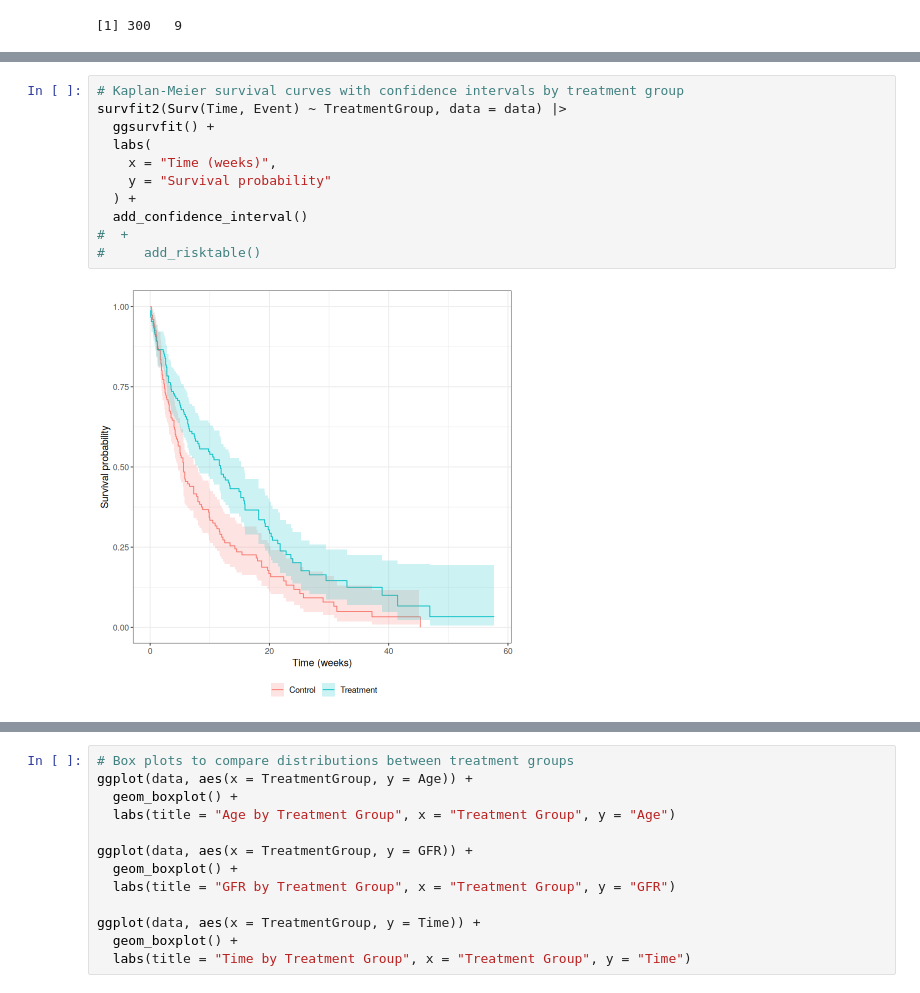
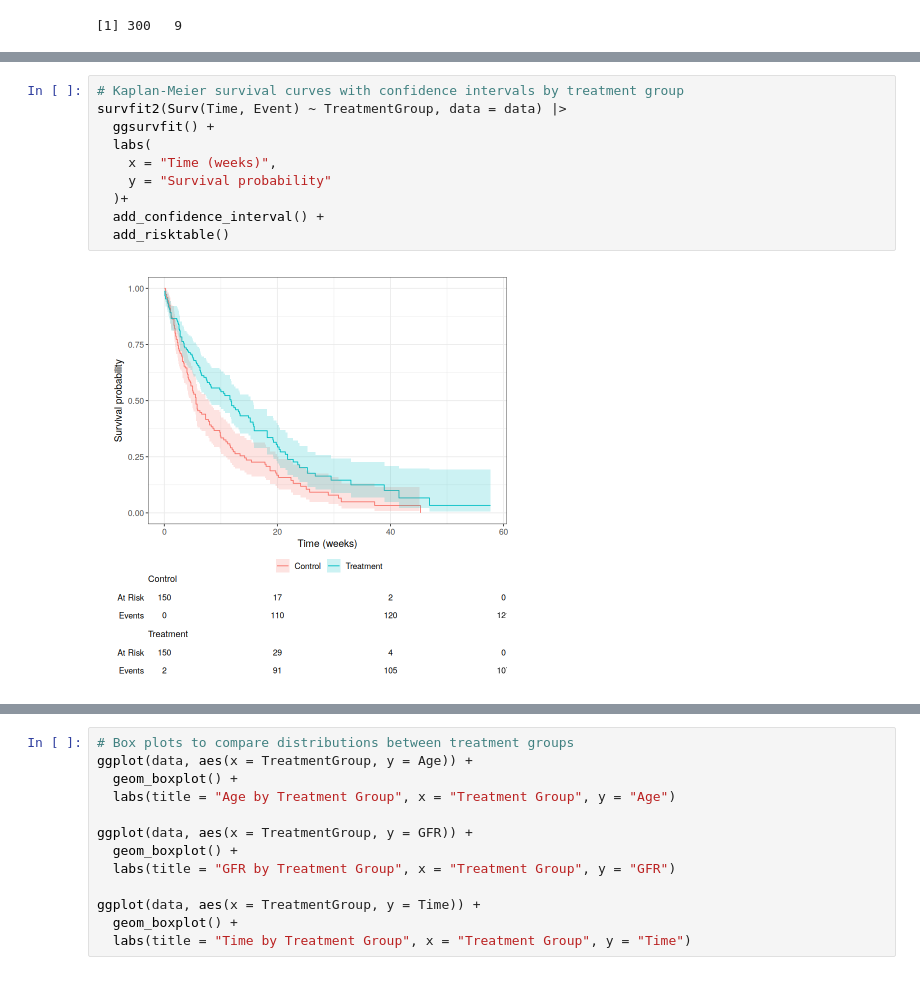
Before and after one commit to reporter6320/GroupA3-sample, a Jupyter notebook: Lab 3/Task_3.ipynb, the cells around one changed output, grey strips where cells are left out. Cells and saved outputs as stored; diff of their text form.

```diff
--- a/Lab 3/Task_3.ipynb
+++ b/Lab 3/Task_3.ipynb
@@ -78,14 +89,13 @@ ggplot(data, aes(x = Sex, fill = TreatmentGroup)) +
 # %%
 # Kaplan-Meier survival curves with confidence intervals by treatment group
 survfit2(Surv(Time, Event) ~ TreatmentGroup, data = data) |>
   ggsurvfit() +
   labs(
     x = "Time (weeks)",
     y = "Survival probability"
-  ) +
-  add_confidence_interval()
-#  +
-#     add_risktable()
+  )+
+  add_confidence_interval() +
+  add_risktable()
 # %% [output]
-[figure, old version]
+[figure, new version]
 # %%
```
Also changed, not shown: parts of 4 cells of this notebook.
